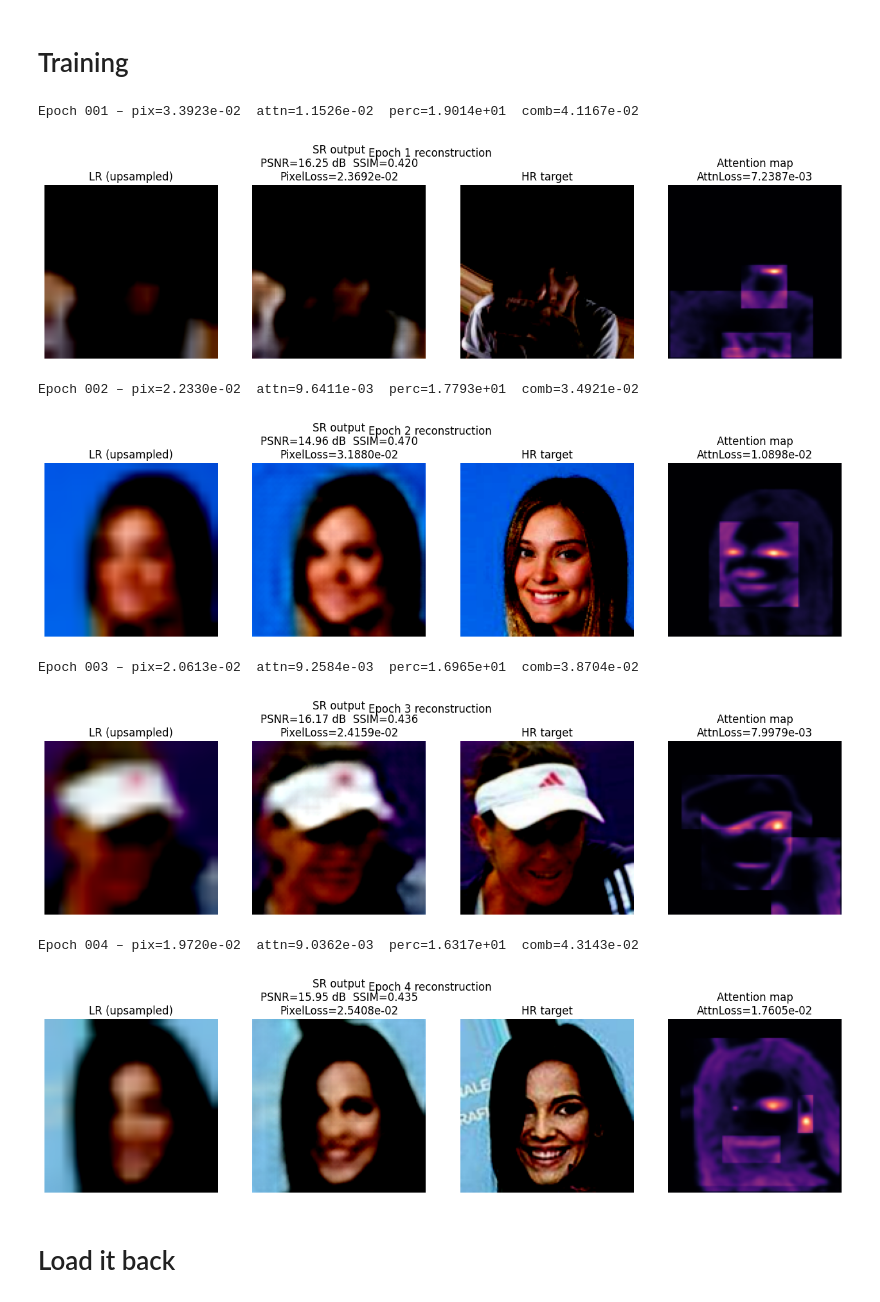
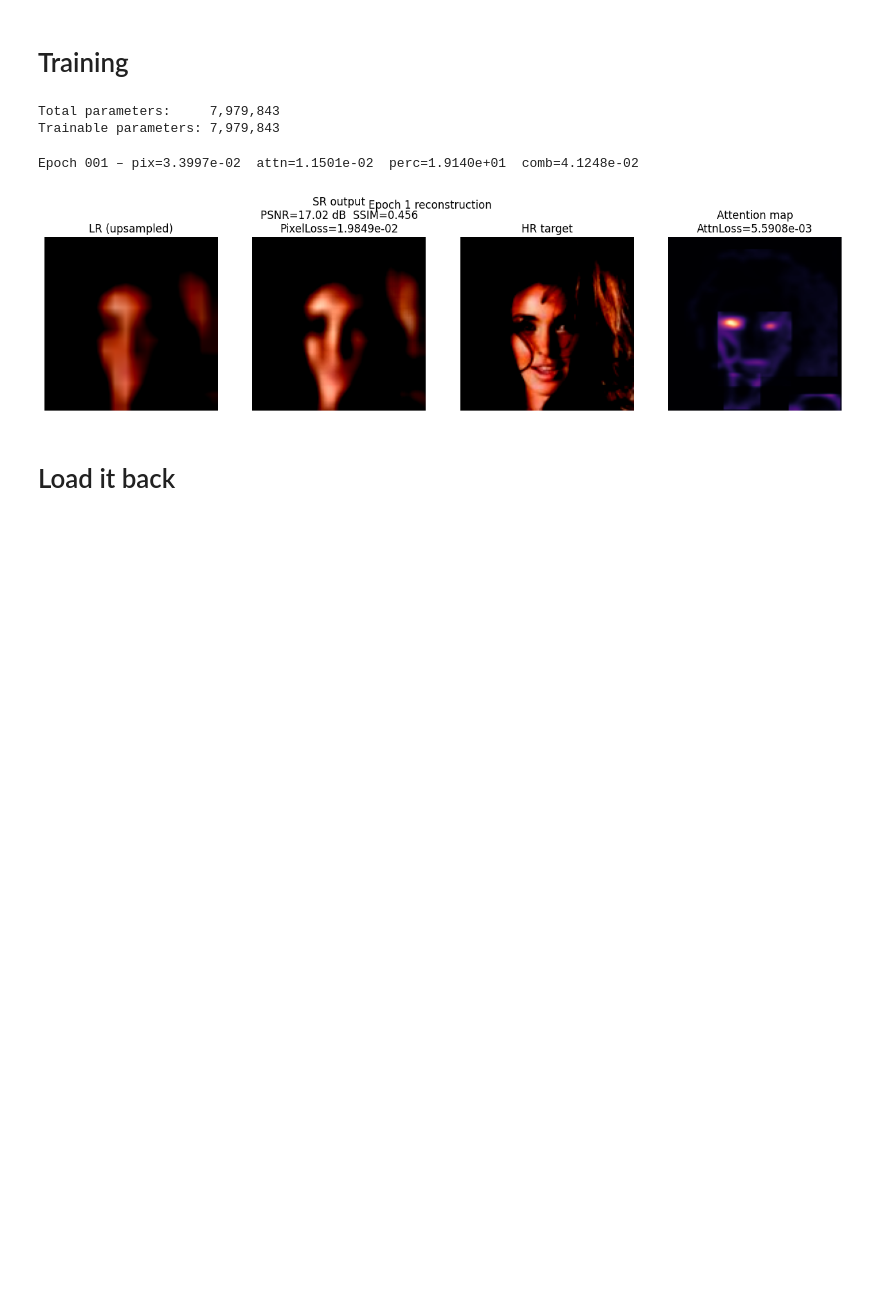
Before and after one commit to Carraro-Riccardo/Light-Weight-Super-Resolution-UNet-with-YOLO-landmark-heatmaps, a Jupyter notebook: yolo_guided_UNet_pipeline.ipynb, the cells around one changed output. Cells and saved outputs as stored; diff of their text form; code cells hidden in the pictures; blank space fills up the shorter version.

```diff
--- a/yolo_guided_UNet_pipeline.ipynb
+++ b/yolo_guided_UNet_pipeline.ipynb
@@ -383,6 +386,14 @@ import torch
 import torch.nn as nn
 import torch.nn.functional as F
 from torchvision.models import vgg16
+
+torch.cuda.empty_cache()
+torch.cuda.reset_peak_memory_stats()
+
+torch.backends.cudnn.deterministic = True
+torch.backends.cudnn.benchmark = False
+torch.manual_seed(42)
+np.random.seed(42)
 
 class VGGPerceptualLoss(nn.Module):
     def __init__(self):
@@ -417,7 +428,12 @@ class VGGPerceptualLoss(nn.Module):
           + F.mse_loss(f3_sr, f3_hr)
         )
 
-
+def count_parameters(model):
+    total = sum(p.numel() for p in model.parameters())
+    trainable = sum(p.numel() for p in model.parameters() if p.requires_grad)
+    print(f"Total parameters:     {total:,}")
+    print(f"Trainable parameters: {trainable:,}")
+    return total, trainable
 
 # ——————————— Settings ———————————
 device     = torch.device("cuda" if torch.cuda.is_available() else "cpu")
@@ -426,6 +442,7 @@ heat_h5    = './heatmaps.h5'
 batch_size = 128
 num_epochs = 200
 lr         = 1e-4
+NUM_SAMPLES = 50000
 
 os.makedirs('./checkpoints', exist_ok=True)
 
@@ -435,8 +452,8 @@ train_ds = CelebDataSet(
     state='train',
     heatmap_h5=heat_h5
 )
-# only first 10k for speed
-small_ds = Subset(train_ds, list(range(50000)))
+
+small_ds = Subset(train_ds, list(range(NUM_SAMPLES)))
 
 train_loader = DataLoader(
     small_ds,
@@ -448,6 +465,8 @@ train_loader = DataLoader(
 
 # ——————————— Model, Loss, Optimizer ———————————
 model      = SuperResolutionUNet(in_channels=3, base_filters=64, out_channels=3).to(device)
+count_parameters(model)
+
 pixel_crit = torch.nn.MSELoss()
 optimizer  = torch.optim.Adam(model.parameters(), lr=lr)
 perceptual_loss = VGGPerceptualLoss().to(device)
@@ -607,41 +626,37 @@ for epoch in range(1, num_epochs+1):
     # 3) plot
     fig, axes = plt.subplots(1,4, figsize=(16,4))
 
     axes[0].imshow(lr_up)
     axes[0].set_title("LR (upsampled)")
     axes[0].axis('off')
 
     axes[1].imshow(sr_img)
     axes[1].set_title(
         "SR output\n"
         f"PSNR={psnr_val:.2f} dB  SSIM={ssim_val:.3f}\n"
         f"PixelLoss={pix_loss:.4e}"
     )
     axes[1].axis('off')
 
     axes[2].imshow(hr_img)
     axes[2].set_title("HR target")
     axes[2].axis('off')
 
     axes[3].imshow(heat_img, cmap='magma')
     axes[3].set_title(f"Attention map\nAttnLoss={attn_loss:.4e}")
     axes[3].axis('off')
 
     plt.suptitle(f"Epoch {epoch} reconstruction")
     plt.show()
 
     # save checkpoint every 10 epochs
     if epoch % 10 == 0:
         torch.save(model.state_dict(), f"./checkpoints/sr_unet_epoch{epoch:03d}.pth")
 # %% [output]
-Epoch 001 ‒ pix=3.3923e-02  attn=1.1526e-02  perc=1.9014e+01  comb=4.1167e-02
+Total parameters:     7,979,843
+Trainable parameters: 7,979,843
+Epoch 001 ‒ pix=3.3997e-02  attn=1.1501e-02  perc=1.9140e+01  comb=4.1248e-02
-[figure, old version]
+[figure, new version]
-Epoch 002 ‒ pix=2.2330e-02  attn=9.6411e-03  perc=1.7793e+01  comb=3.4921e-02
-[figure, removed]
-Epoch 003 ‒ pix=2.0613e-02  attn=9.2584e-03  perc=1.6965e+01  comb=3.8704e-02
-[figure, removed]
-Epoch 004 ‒ pix=1.9720e-02  attn=9.0362e-03  perc=1.6317e+01  comb=4.3143e-02
-[figure, removed]
 # %%
 torch.cuda.empty_cache()
 torch.cuda.reset_peak_memory_stats()
```
Also changed, not shown: parts of 1 cell of this notebook.
